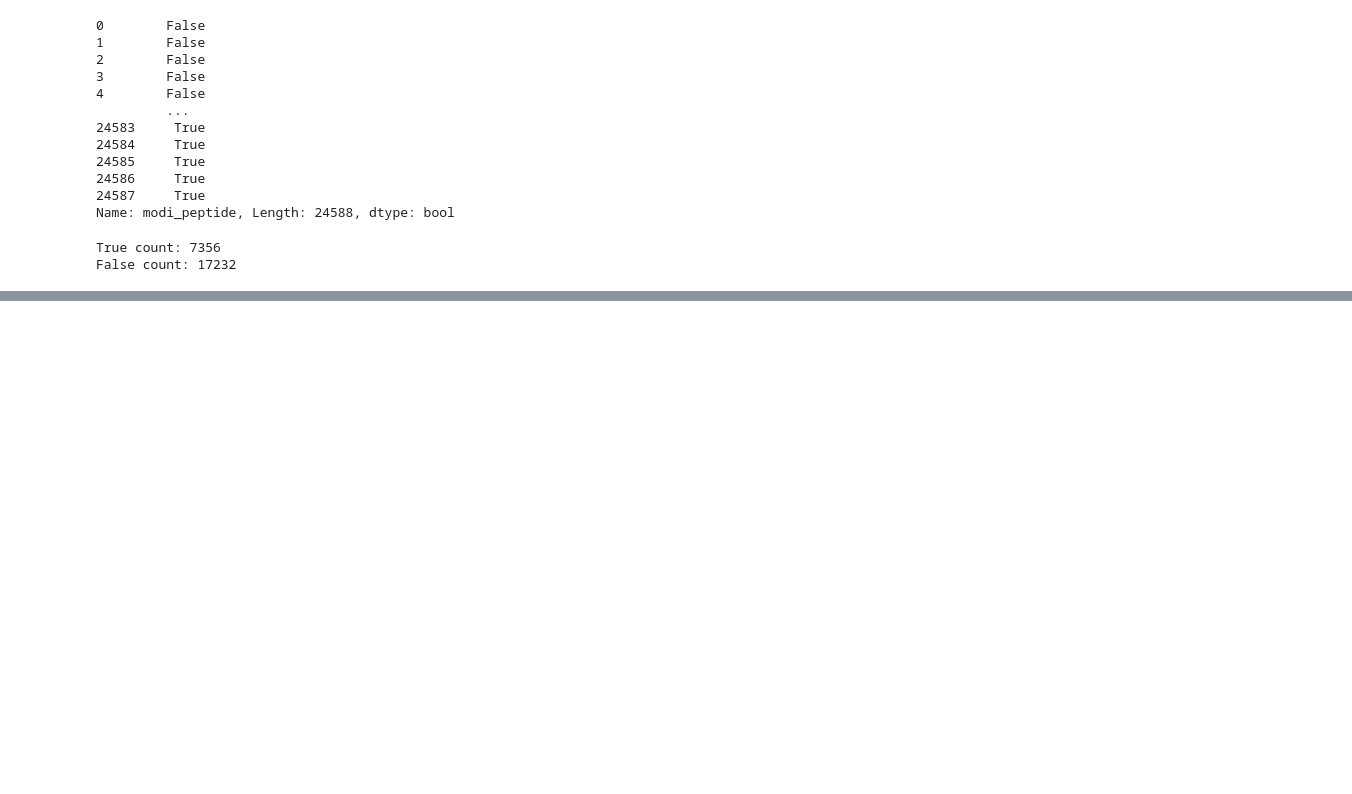
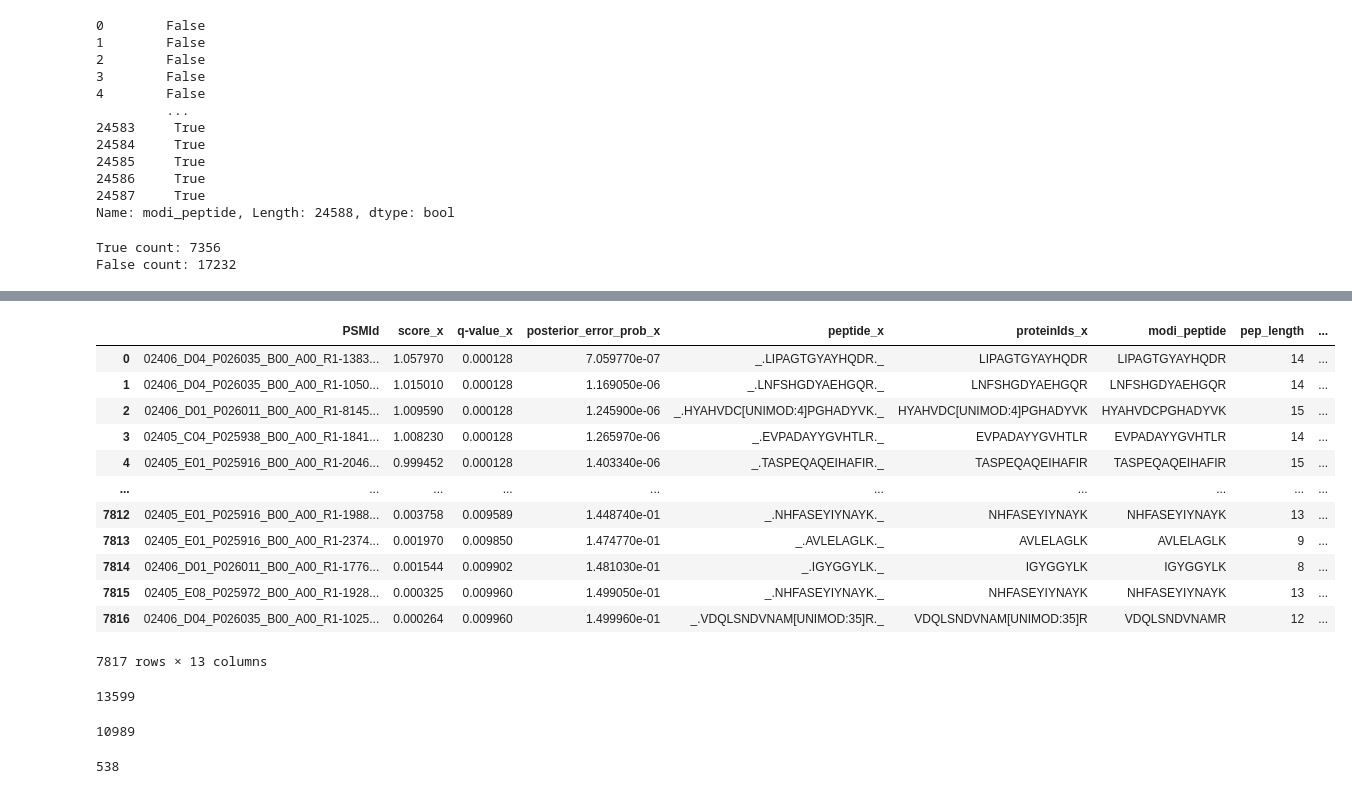
Before and after one commit to sara-aman/Projects, a Jupyter notebook: Thesis/plotting.ipynb, the cells around one changed output, grey strips where cells are left out. Cells and saved outputs as stored; diff of their text form; code cells hidden in the pictures; blank space fills up the shorter version.

```diff
--- a/Thesis/plotting.ipynb
+++ b/Thesis/plotting.ipynb
@@ -264,0 +357,16 @@ lost
+# %%
+common_SBH
+# %% [output]
+|  | PSMId | score_x | q-value_x | posterior_error_prob_x | peptide_x | proteinIds_x | modi_peptide | pep_length | ... |
+| 0 | 02406_D04_P026035_B00_A00_R1-1383... | 1.057970 | 0.000128 | 7.059770e-07 | _.LIPAGTGYAYHQDR._ | LIPAGTGYAYHQDR | LIPAGTGYAYHQDR | 14 | ... |
+| 1 | 02406_D04_P026035_B00_A00_R1-1050... | 1.015010 | 0.000128 | 1.169050e-06 | _.LNFSHGDYAEHGQR._ | LNFSHGDYAEHGQR | LNFSHGDYAEHGQR | 14 | ... |
+| 2 | 02406_D01_P026011_B00_A00_R1-8145... | 1.009590 | 0.000128 | 1.245900e-06 | _.HYAHVDC[UNIMOD:4]PGHADYVK._ | HYAHVDC[UNIMOD:4]PGHADYVK | HYAHVDCPGHADYVK | 15 | ... |
+| 3 | 02405_C04_P025938_B00_A00_R1-1841... | 1.008230 | 0.000128 | 1.265970e-06 | _.EVPADAYYGVHTLR._ | EVPADAYYGVHTLR | EVPADAYYGVHTLR | 14 | ... |
+| 4 | 02405_E01_P025916_B00_A00_R1-2046... | 0.999452 | 0.000128 | 1.403340e-06 | _.TASPEQAQEIHAFIR._ | TASPEQAQEIHAFIR | TASPEQAQEIHAFIR | 15 | ... |
+| ... | ... | ... | ... | ... | ... | ... | ... | ... | ... |
+| 7812 | 02405_E01_P025916_B00_A00_R1-1988... | 0.003758 | 0.009589 | 1.448740e-01 | _.NHFASEYIYNAYK._ | NHFASEYIYNAYK | NHFASEYIYNAYK | 13 | ... |
+| 7813 | 02405_E01_P025916_B00_A00_R1-2374... | 0.001970 | 0.009850 | 1.474770e-01 | _.AVLELAGLK._ | AVLELAGLK | AVLELAGLK | 9 | ... |
+| 7814 | 02406_D01_P026011_B00_A00_R1-1776... | 0.001544 | 0.009902 | 1.481030e-01 | _.IGYGGYLK._ | IGYGGYLK | IGYGGYLK | 8 | ... |
+| 7815 | 02405_E08_P025972_B00_A00_R1-1928... | 0.000325 | 0.009960 | 1.499050e-01 | _.NHFASEYIYNAYK._ | NHFASEYIYNAYK | NHFASEYIYNAYK | 13 | ... |
+| 7816 | 02406_D04_P026035_B00_A00_R1-1025... | 0.000264 | 0.009960 | 1.499960e-01 | _.VDQLSNDVNAM[UNIMOD:35]R._ | VDQLSNDVNAM[UNIMOD:35]R | VDQLSNDVNAMR | 12 | ... |
+7817 rows × 13 columns
@@ -264,0 +377,12 @@ lost
+# %%
+shared_SA
+# %% [output]
+13599
+# %%
+gained_SA
+# %% [output]
+10989
+# %%
+lost_SA
+# %% [output]
+538
```
Also changed, not shown: parts of 33 cells of this notebook.
